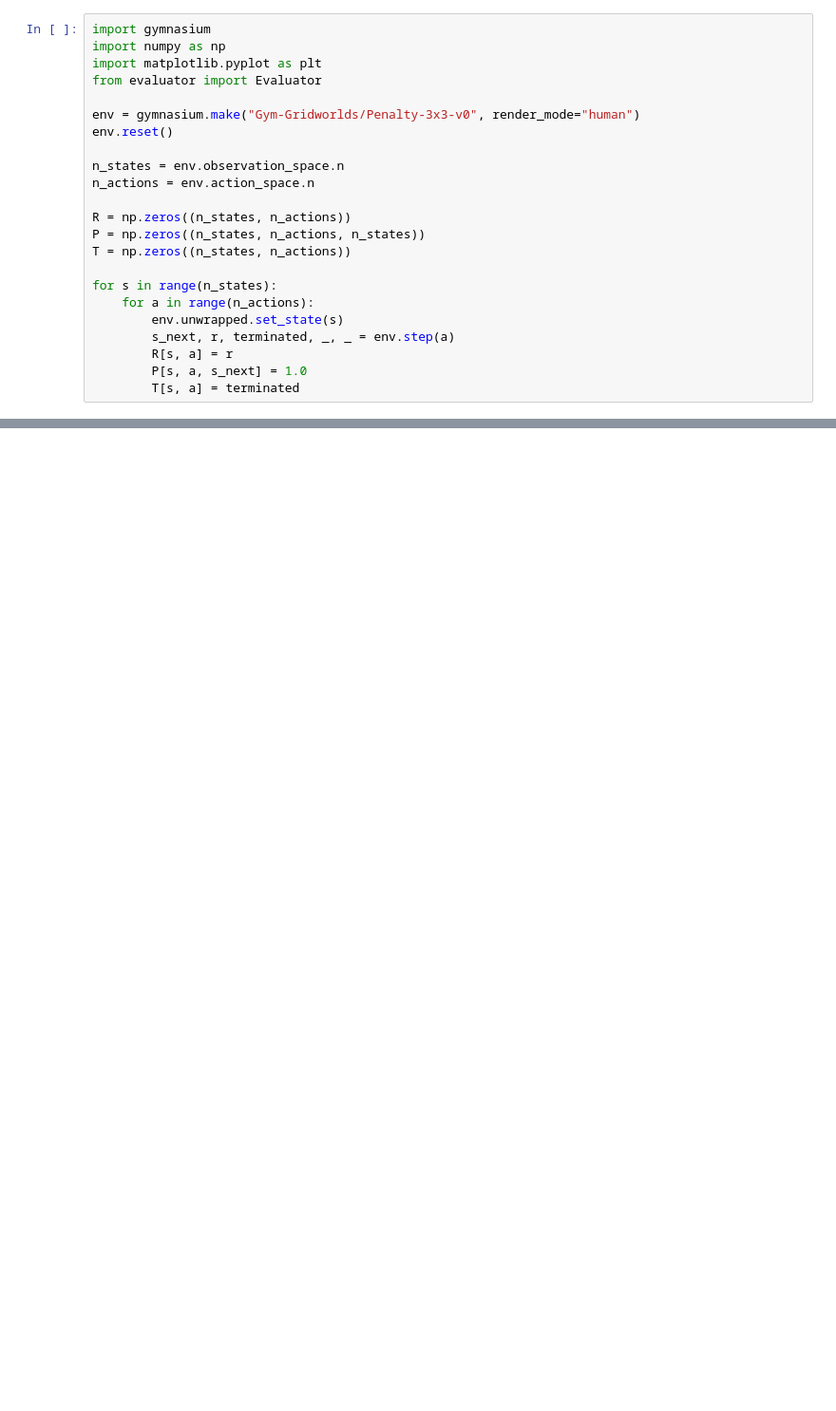
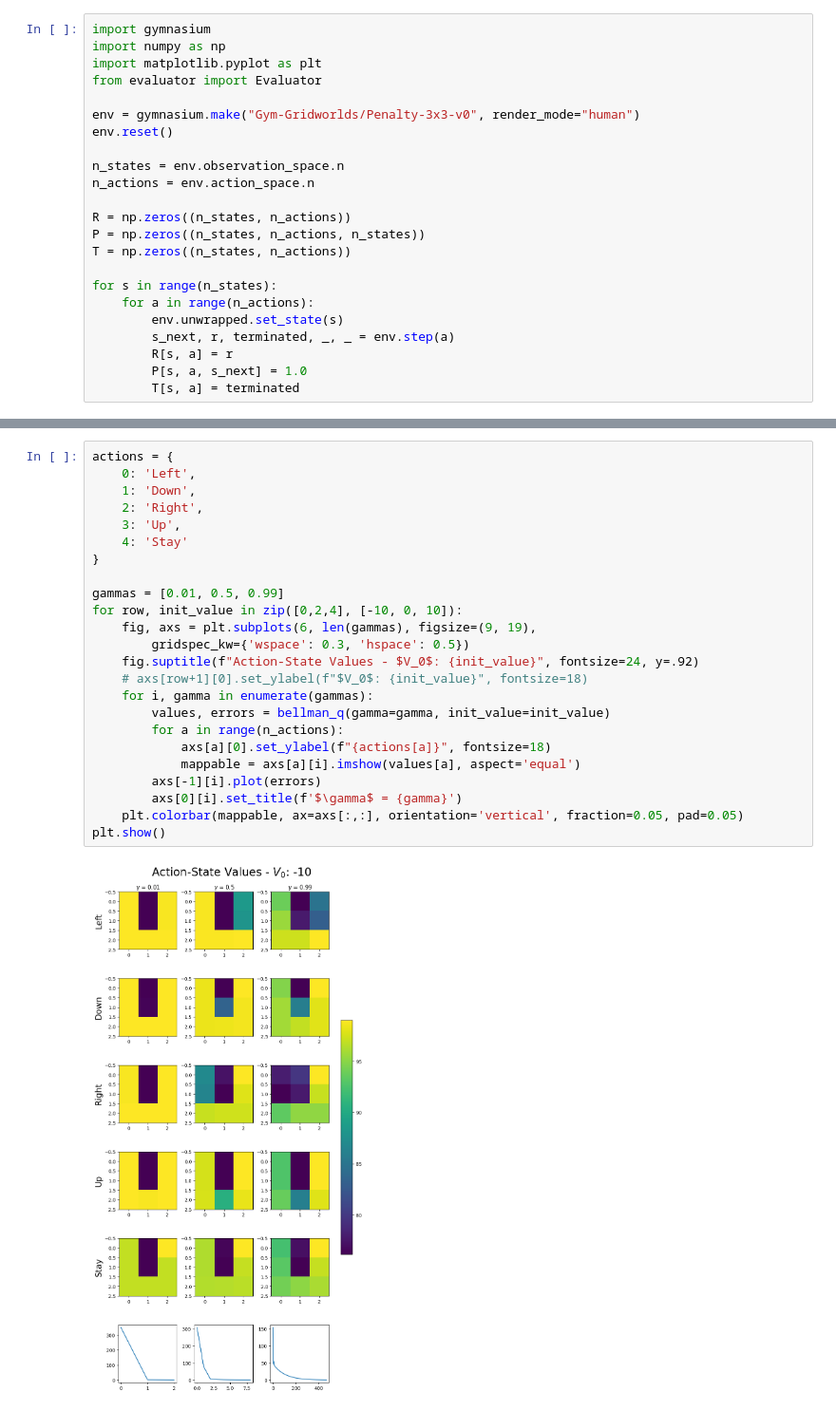
Before and after one commit to cruz-lucas/gym_gridworlds, a Jupyter notebook: Assignment_2/Assignment_2.ipynb, the cells around one changed output, grey strips where cells are left out. Shown: that part at 95% size. Saved outputs shown, nothing was run; the diff lists cells and outputs as text; blank space fills up the shorter version.

```diff
--- a/Assignment_2/Assignment_2.ipynb
+++ b/Assignment_2/Assignment_2.ipynb
@@ -77,0 +78,26 @@ for init_value in [-10, 0, 10]:
+# %%
+actions = {
+    0: 'Left',
+    1: 'Down',
+    2: 'Right',
+    3: 'Up',
+    4: 'Stay'
+}
+
+gammas = [0.01, 0.5, 0.99]
+for row, init_value in zip([0,2,4], [-10, 0, 10]):
+    fig, axs = plt.subplots(6, len(gammas), figsize=(9, 19),
+        gridspec_kw={'wspace': 0.3, 'hspace': 0.5})
+    fig.suptitle(f"Action-State Values - $V_0$: {init_value}", fontsize=24, y=.92)
+    # axs[row+1][0].set_ylabel(f"$V_0$: {init_value}", fontsize=18)
+    for i, gamma in enumerate(gammas):
+        values, errors = bellman_q(gamma=gamma, init_value=init_value)
+        for a in range(n_actions):
+            axs[a][0].set_ylabel(f"{actions[a]}", fontsize=18)
+            mappable = axs[a][i].imshow(values[a], aspect='equal')
+        axs[-1][i].plot(errors)
+        axs[0][i].set_title(f'$\gamma$ = {gamma}')
+    plt.colorbar(mappable, ax=axs[:,:], orientation='vertical', fraction=0.05, pad=0.05)
+plt.show()
+# %% [output]
+[figure, added]
```
Also changed, not shown: parts of 4 cells of this notebook, 1 other file.
